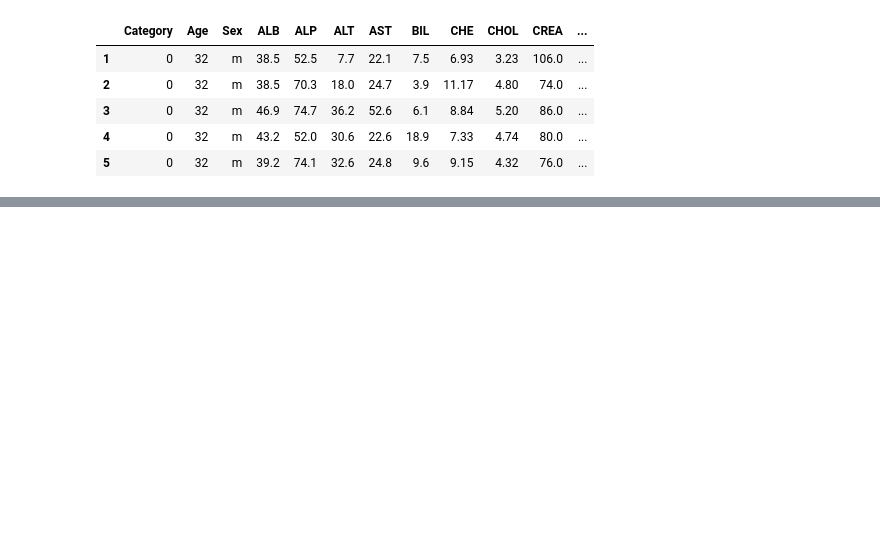
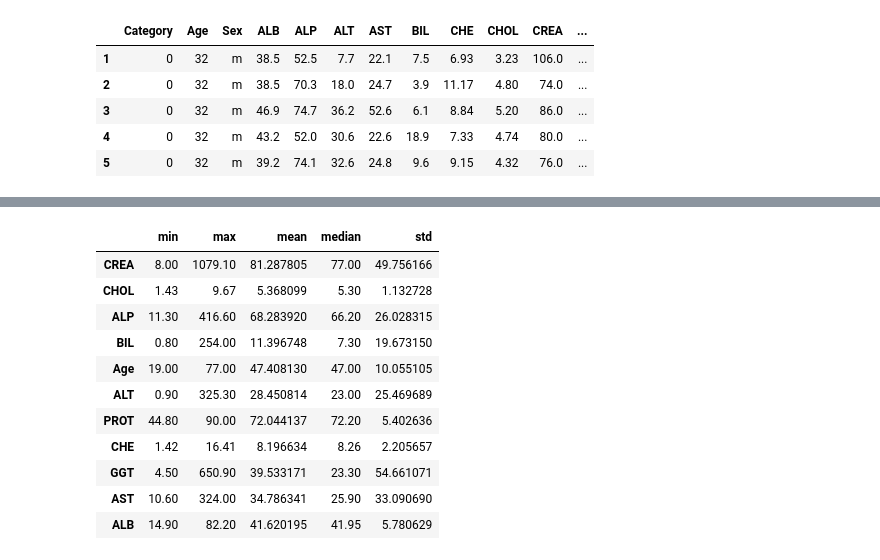
Before and after one commit to sates298/HCV-fuzzy-classifier, a Jupyter notebook: notebooks/eda.ipynb, the cells around one changed output, grey strips where cells are left out. Saved outputs shown, nothing was run; the diff lists cells and outputs as text; code cells hidden in the pictures; blank space fills up the shorter version.

```diff
--- a/notebooks/eda.ipynb
+++ b/notebooks/eda.ipynb
@@ -28,0 +33,20 @@ df_eda.head()
+# %%
+df_params = pd.DataFrame(columns=['min', 'max', 'mean', 'median', 'std'])
+df_params[['min', 'max', 'mean', 'median', 'std']] = df_eda.apply(
+    lambda x: (x.min(), x.max(), x.mean(), x.median(), x.std()),
+    result_type='expand'
+).transpose()
+df_params
+# %% [output]
+|  | min | max | mean | median | std |
+| CREA | 8.00 | 1079.10 | 81.287805 | 77.00 | 49.756166 |
+| CHOL | 1.43 | 9.67 | 5.368099 | 5.30 | 1.132728 |
+| ALP | 11.30 | 416.60 | 68.283920 | 66.20 | 26.028315 |
+| BIL | 0.80 | 254.00 | 11.396748 | 7.30 | 19.673150 |
+| Age | 19.00 | 77.00 | 47.408130 | 47.00 | 10.055105 |
+| ALT | 0.90 | 325.30 | 28.450814 | 23.00 | 25.469689 |
+| PROT | 44.80 | 90.00 | 72.044137 | 72.20 | 5.402636 |
+| CHE | 1.42 | 16.41 | 8.196634 | 8.26 | 2.205657 |
+| GGT | 4.50 | 650.90 | 39.533171 | 23.30 | 54.661071 |
+| AST | 10.60 | 324.00 | 34.786341 | 25.90 | 33.090690 |
+| ALB | 14.90 | 82.20 | 41.620195 | 41.95 | 5.780629 |
```
Also changed, not shown: parts of 8 cells of this notebook, 1 other file.
